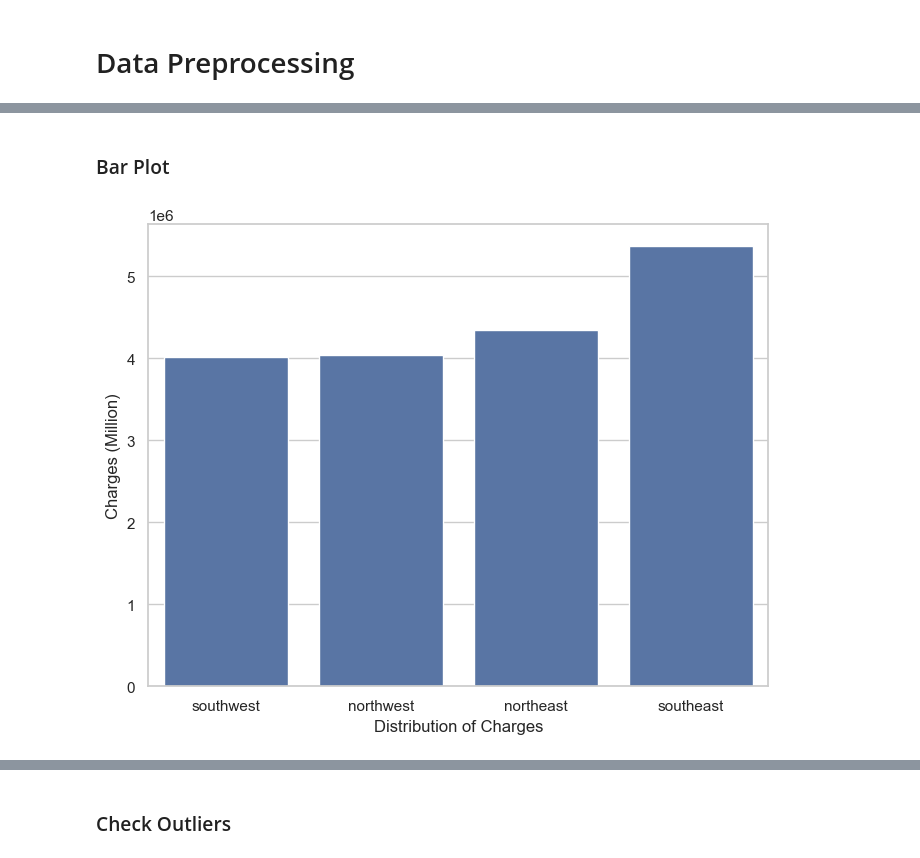
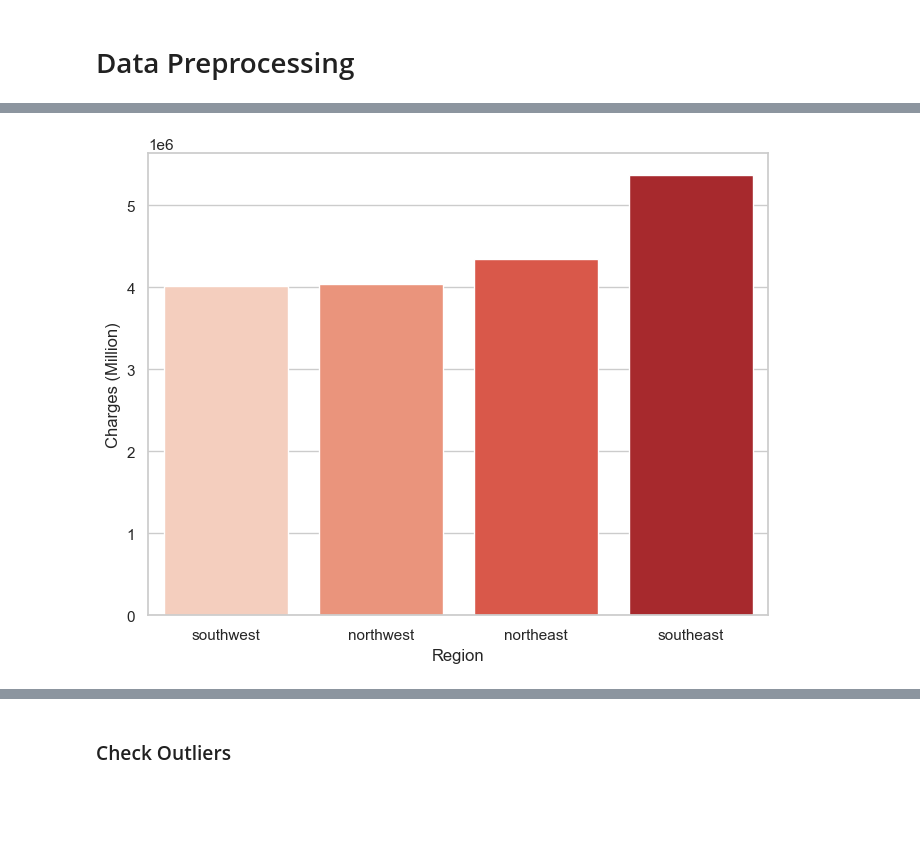
Before and after one commit to fauzul91/Medical-Insurance, a Jupyter notebook: medical_insurance.ipynb, the cells around one changed output, grey strips where cells are left out. Drawn from its saved outputs; the diff is of its cells as text; code cells hidden in the pictures; blank space fills up the shorter version.

```diff
--- a/medical_insurance.ipynb
+++ b/medical_insurance.ipynb
@@ -85,5 +93,0 @@ Text(0.5, 1.0, 'Distribution of Charges')
-# %%
-sns.set(style='whitegrid')
-f, ax = plt.subplots(1,1, figsize=(12, 8))
-ax = sns.histplot(np.log10(medical['charges']), kde = True, color='r')
-plt.title('Distribution of Charges')
@@ -93,12 +94,10 @@ Text(0.5, 1.0, 'Distribution of Charges')
-# %% [markdown]
-### Bar Plot
 # %%
 charges = medical['charges'].groupby(medical.region).sum().sort_values(ascending = True)
-f, ax = plt.subplots(1, 1, figsize=(8, 6))
-plt.xlabel('Distribution of Charges')
+f, axes = plt.subplots(1, 1, figsize=(8, 6))
+plt.xlabel('Region')
 plt.ylabel('Charges (Million)')
-sns.barplot(charges.head())
+sns.barplot(charges.head(), palette='Reds')
 plt.show()
 # %% [output]
-[figure, old version]
+[figure, new version]
 # %%
```
Also changed, not shown: parts of 15 cells of this notebook.
